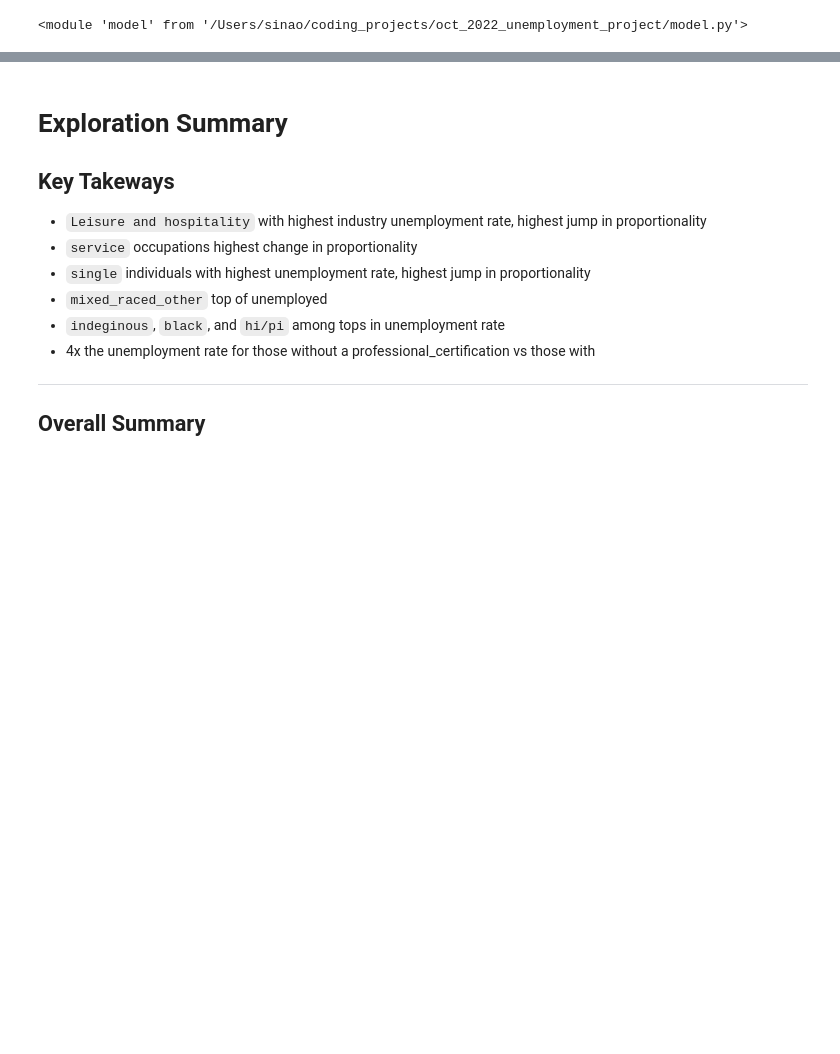
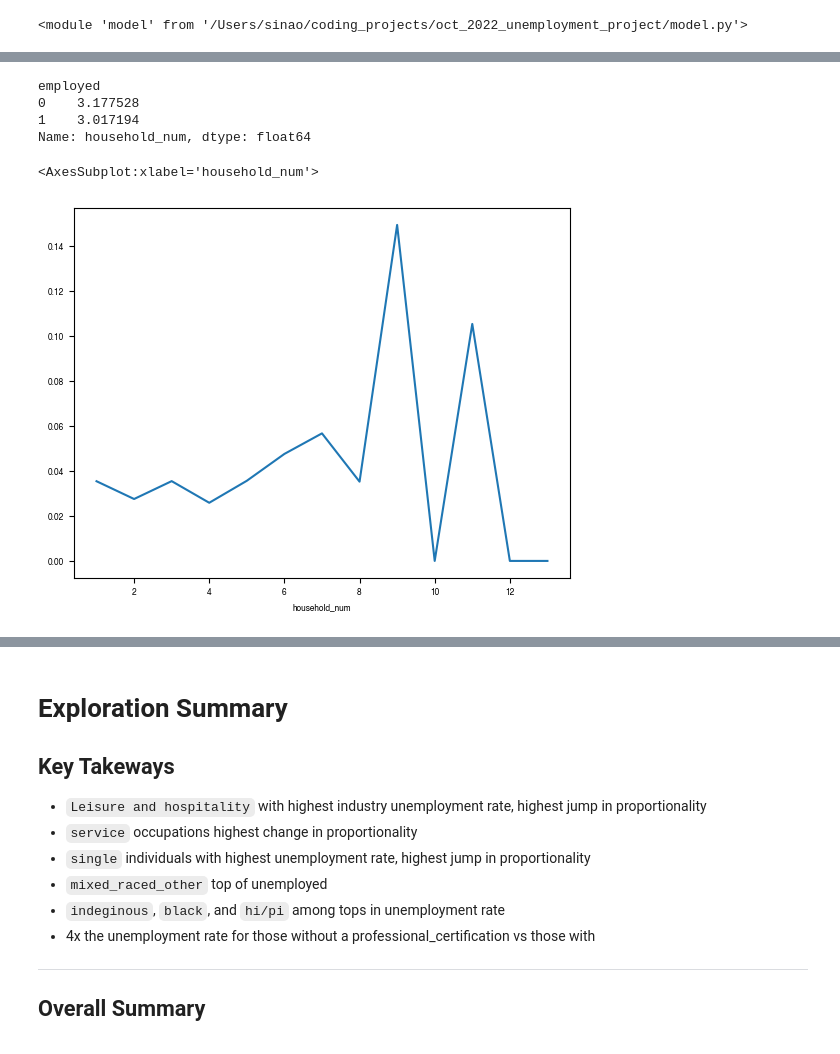
Before and after one commit to joshua-shorterivey/oct_2022_unemployment_project, a Jupyter notebook: explore.ipynb, the cells around one changed output, grey strips where cells are left out. Saved outputs shown, nothing was run; the diff lists cells and outputs as text; code cells hidden in the pictures; blank space fills up the shorter version.

```diff
--- a/explore.ipynb
+++ b/explore.ipynb
@@ -1084,0 +1100,12 @@ reload(model)
+# %%
+train.groupby('employed')['household_num'].mean()
+# %% [output]
+employed
+0    3.177528
+1    3.017194
+Name: household_num, dtype: float64
+# %%
+(1-train.groupby('household_num')['employed'].mean()).plot(kind='line')
+# %% [output]
+<AxesSubplot:xlabel='household_num'>
+[figure, added]
```
Also changed, not shown: parts of 19 cells of this notebook.
